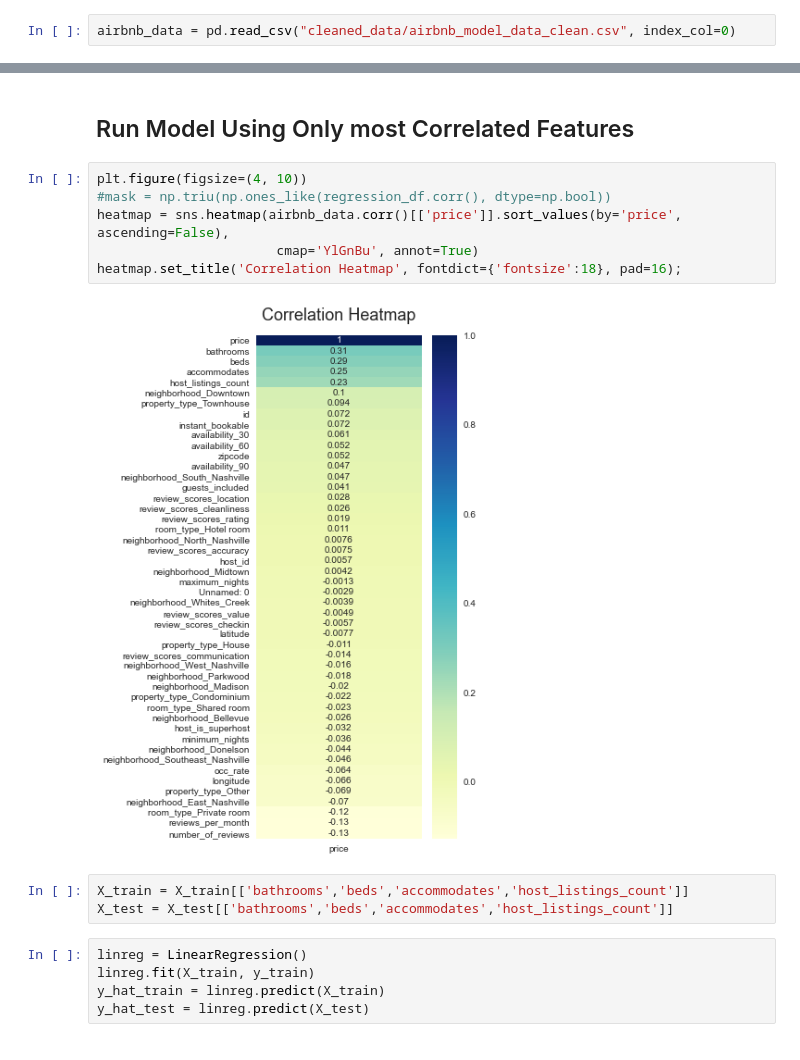
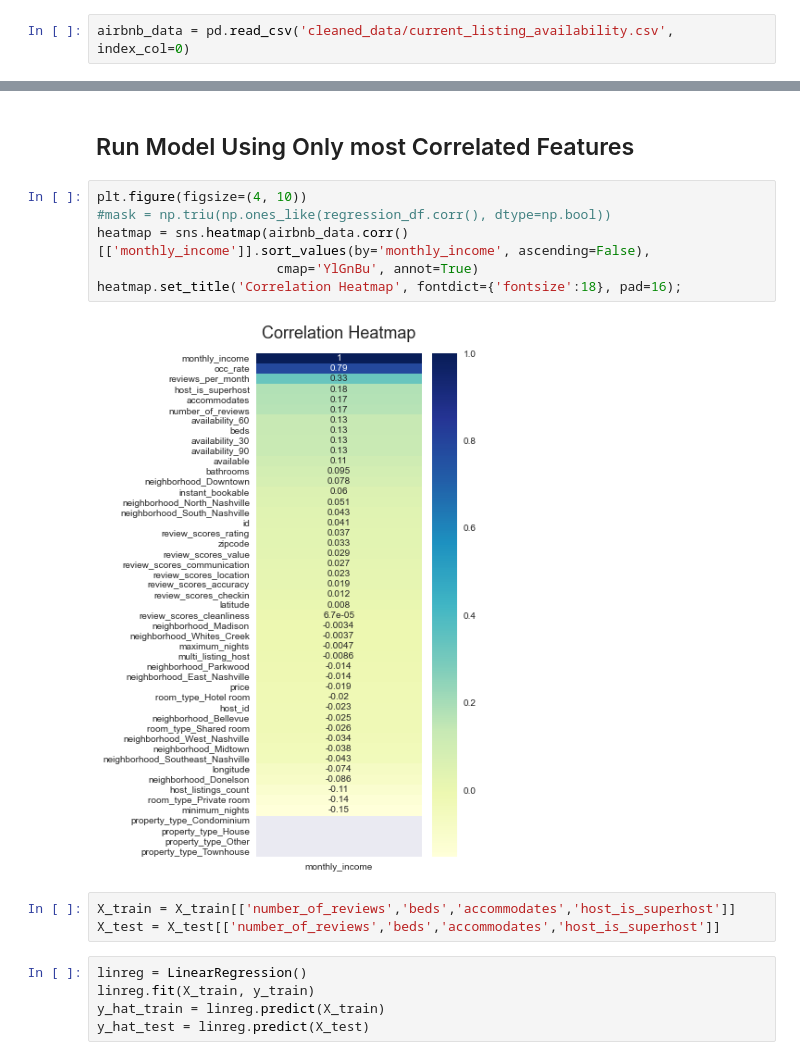
Before and after one commit to Sammyknee/nashville_airbnb_housing, a Jupyter notebook: Regression_MVP.ipynb, the cells around one changed output, grey strips where cells are left out. Cells and saved outputs as stored; diff of their text form.

```diff
--- a/Regression_MVP.ipynb
+++ b/Regression_MVP.ipynb
@@ -20,5 +22,5 @@ from sklearn import metrics
 # %%
-airbnb_data = pd.read_csv("cleaned_data/airbnb_model_data_clean.csv", index_col=0)
+airbnb_data = pd.read_csv('cleaned_data/current_listing_availability.csv', index_col=0)
 # %%
 airbnb_data.info()
 # %% [output]
@@ -115,14 +133,14 @@ RMSE Test: 475.73033441826243
 # %%
 plt.figure(figsize=(4, 10))
 #mask = np.triu(np.ones_like(regression_df.corr(), dtype=np.bool))
-heatmap = sns.heatmap(airbnb_data.corr()[['price']].sort_values(by='price', ascending=False),
+heatmap = sns.heatmap(airbnb_data.corr()[['monthly_income']].sort_values(by='monthly_income', ascending=False),
                        cmap='YlGnBu', annot=True)
 heatmap.set_title('Correlation Heatmap', fontdict={'fontsize':18}, pad=16);
 # %% [output]
-[figure, old version]
+[figure, new version]
 # %%
-X_train = X_train[['bathrooms','beds','accommodates','host_listings_count']]
-X_test = X_test[['bathrooms','beds','accommodates','host_listings_count']]
+X_train = X_train[['number_of_reviews','beds','accommodates','host_is_superhost']]
+X_test = X_test[['number_of_reviews','beds','accommodates','host_is_superhost']]
 # %%
 linreg = LinearRegression()
 linreg.fit(X_train, y_train)
```
Also changed, not shown: parts of 30 cells of this notebook, 9 other files.
